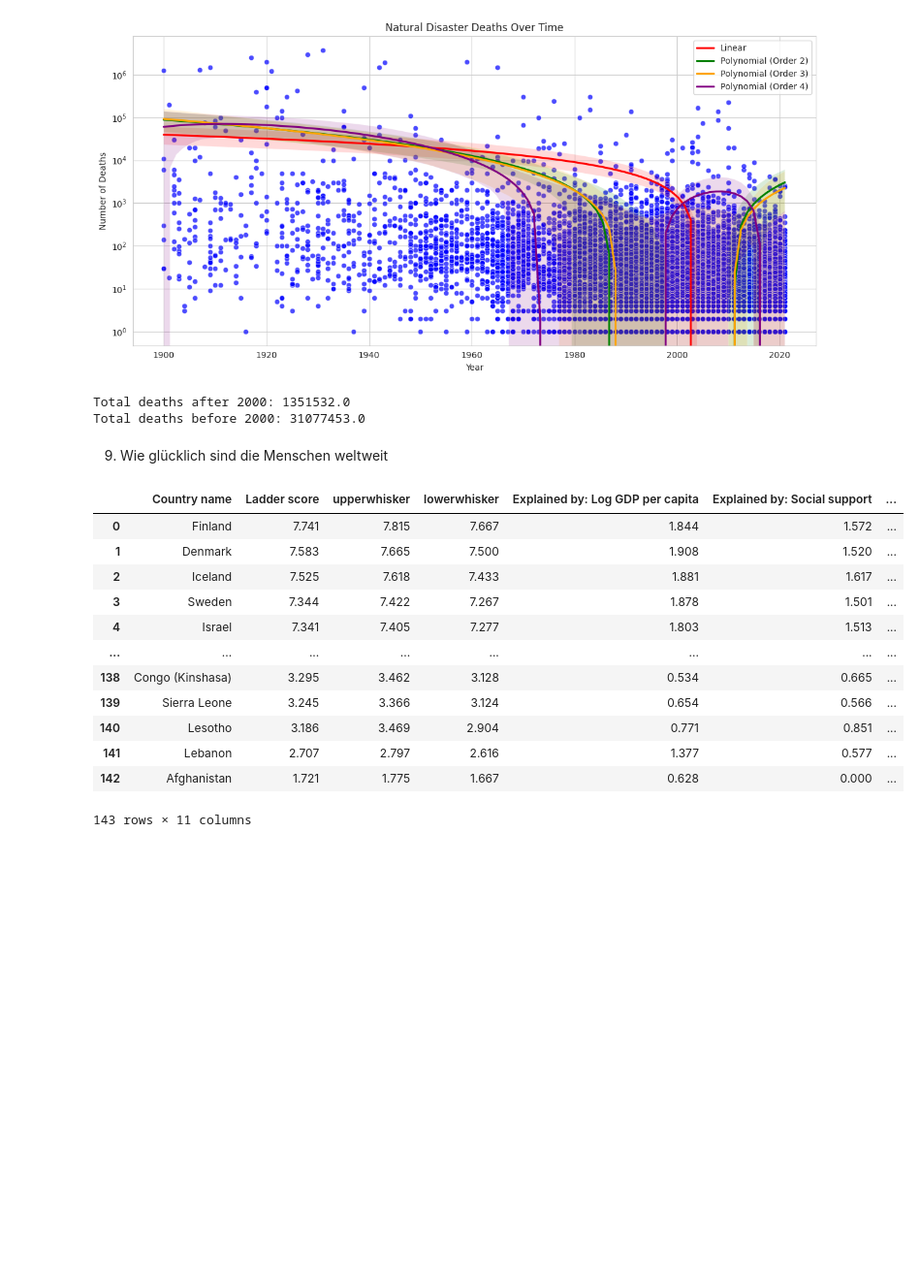
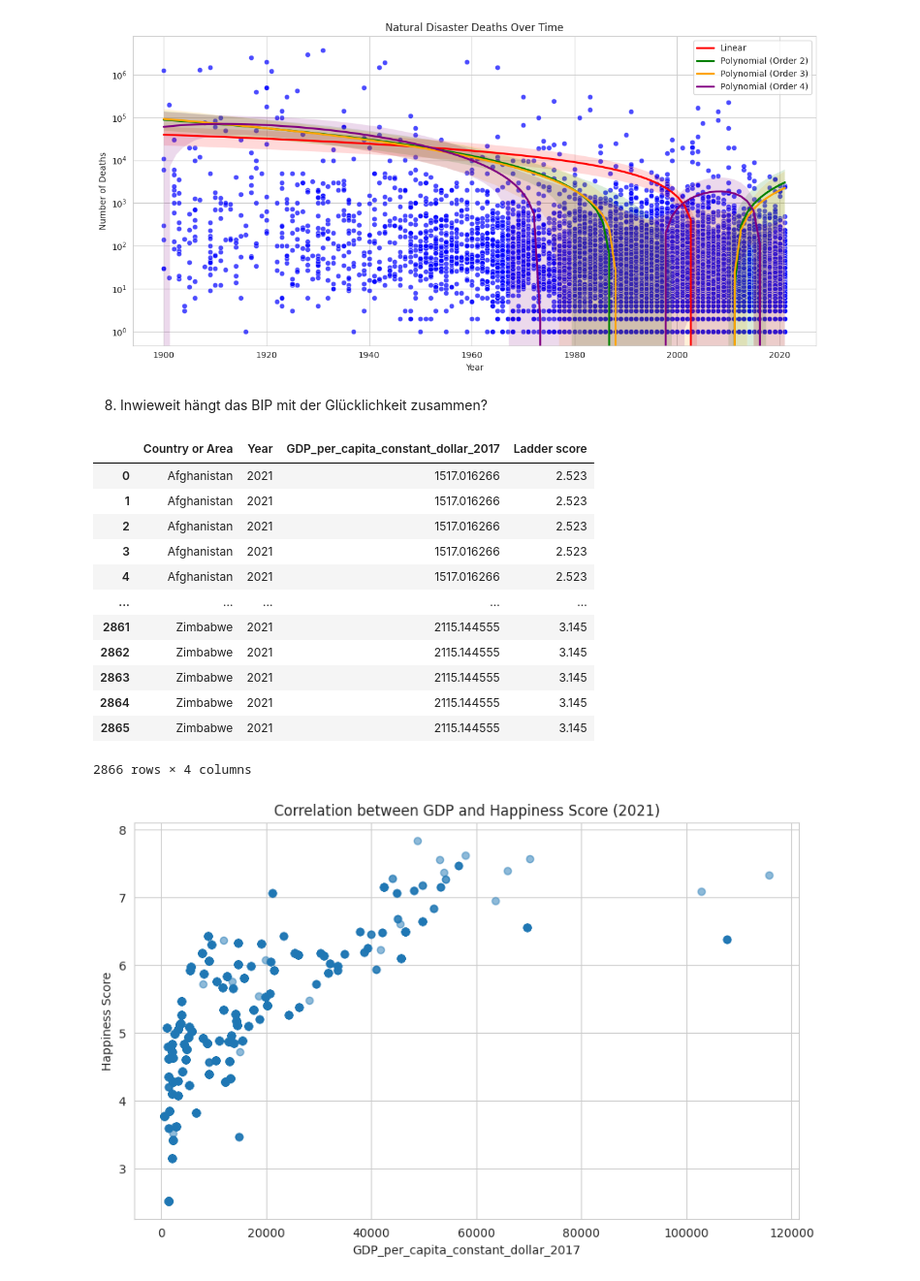
Before and after one commit to DataScience-DHBWKA/Human-Development-Qlik-vs-Python-Gruppe-8, a Jupyter notebook: notebooks/fragen.ipynb, the cells around one changed output. Shown at 97% size. Drawn from its saved outputs; the diff is of its cells as text; code cells hidden in the pictures; blank space fills up the shorter version.

```diff
--- a/notebooks/fragen.ipynb
+++ b/notebooks/fragen.ipynb
@@ -18,8 +18,11 @@ suicide_df = pd.read_csv('/home/jakob/Uni/data_visualization/Rastetter-Dietrich-
 natural_disasters_df = pd.DataFrame() # Quelle: https://www.kaggle.com/datasets/brsdincer/all-natural-disasters-19002021-eosdis/code
 natural_disasters_df = pd.read_csv('/home/jakob/Uni/data_visualization/Rastetter-Dietrich-Denig/data/natural_disasters.csv')
 
-WHR2024_df = pd.DataFrame() # Quelle: https://www.kaggle.com/code/divyanshagg27/whi-2024/notebook
-WHR2024_df = pd.read_csv('/home/jakob/Uni/data_visualization/Rastetter-Dietrich-Denig/data/WHR2024.csv')
+WHR2021_df = pd.DataFrame() # Quelle: https://www.kaggle.com/datasets/ajaypalsinghlo/world-happiness-report-2021
+WHR2021_df = pd.read_csv('/home/jakob/Uni/data_visualization/Rastetter-Dietrich-Denig/data/WHR2021.csv')
+WHR2021_df = WHR2021_df[['Country name', 'Ladder score']]
+WHR2021_df.rename(columns={'Country name': 'Country or Area'}, inplace=True)
+WHR2021_df.rename(columns={'Ladder Score': 'Value'}, inplace=True)
 
 
 for column in suicide_df.columns[1:]:
@@ -30,7 +33,7 @@ def process_csv_files(folder_path):
     # Get list of all CSV files in the folder
 
     folder_path = '/home/jakob/Uni/data_visualization/Rastetter-Dietrich-Denig/data'
-    files_to_exclude = ['natural_disasters.csv', 'WHR2024.csv']
+    files_to_exclude = ['natural_disasters.csv', 'WHR2021.csv']
 
 
     file_paths = []
@@ -111,6 +114,8 @@ result_df = process_csv_files(folder_path)
 # Display the result DataFrame
 display(result_df)
 display(suicide_df)
+display(natural_disasters_df)
+display(WHR2021_df)
 # %% [output]
 |  | Country or Area | Year | refugees_origin | total_fertility_rate | school_life_expextancy_ISCED_1-8 | ... |
 | 0 | Afghanistan | 1950 | NaN | 7.2484 | NaN | ... |
@@ -297,6 +328,27 @@ def visualize_deaths_nature_7(natural_disasters_df):
     plt.grid(True)
     plt.tight_layout()
     plt.show()
+# %%
+import matplotlib.pyplot as plt
+import pandas as pd
+import matplotlib.pyplot as plt
+
+def visualize_happyness_8(gdp_df, happiness_df): #gdp_df = result_df, happiness_df = WHD_df
+
+    gdp_df = gdp_df[['Country or Area', 'Year', 'GDP_per_capita_constant_dollar_2017']]
+    year = 2021
+    merged_df = pd.merge(gdp_df[gdp_df['Year'] == year], happiness_df, on='Country or Area')
+
+    display(merged_df)
+
+    # Create a scatter plot
+    plt.figure(figsize=(10, 6))
+    plt.scatter(merged_df['GDP_per_capita_constant_dollar_2017'], merged_df['Ladder score'], alpha=0.5)
+    plt.xlabel('GDP_per_capita_constant_dollar_2017')
+    plt.ylabel('Happiness Score')
+    plt.title(f'Correlation between GDP and Happiness Score ({year})')
+    plt.grid(True)
+    plt.show()
 # %% [markdown]
 1. Wie haben sich die globalen Selbstmordraten in den letzten x Jahren entwickelt? (Daten immer Schätzungen)
 # %%
@@ -361,30 +414,21 @@ visualize_deaths_nature_7(natural_disasters_df)
 # %% [output]
 [figure]
-# %%
-total_deaths_after_2000 = natural_disasters_df[natural_disasters_df['Year'] > 2000]['Total Deaths'].sum()
-print("Total deaths after 2000:", total_deaths_after_2000)
-
-total_deaths_before_2000 = natural_disasters_df[natural_disasters_df['Year'] < 2000]['Total Deaths'].sum()
-print("Total deaths before 2000:", total_deaths_before_2000)
-# %% [output]
-Total deaths after 2000: 1351532.0
-Total deaths before 2000: 31077453.0
 # %% [markdown]
-9. Wie glücklich sind die Menschen weltweit
+8. Inwieweit hängt das BIP mit der Glücklichkeit zusammen?
 # %%
-# Bar Chart mit ausgewählten Ländern, Zusamenhang zu Bip pro Person
-display(WHR2024_df) # Ladder Score ist der relevante Datenpunkt
+visualize_happyness_8(result_df, WHR2021_df)
 # %% [output]
-|  | Country name | Ladder score | upperwhisker | lowerwhisker | Explained by: Log GDP per capita | Explained by: Social support | ... |
-| 0 | Finland | 7.741 | 7.815 | 7.667 | 1.844 | 1.572 | ... |
-| 1 | Denmark | 7.583 | 7.665 | 7.500 | 1.908 | 1.520 | ... |
-| 2 | Iceland | 7.525 | 7.618 | 7.433 | 1.881 | 1.617 | ... |
-| 3 | Sweden | 7.344 | 7.422 | 7.267 | 1.878 | 1.501 | ... |
-| 4 | Israel | 7.341 | 7.405 | 7.277 | 1.803 | 1.513 | ... |
-| ... | ... | ... | ... | ... | ... | ... | ... |
-| 138 | Congo (Kinshasa) | 3.295 | 3.462 | 3.128 | 0.534 | 0.665 | ... |
-| 139 | Sierra Leone | 3.245 | 3.366 | 3.124 | 0.654 | 0.566 | ... |
-| 140 | Lesotho | 3.186 | 3.469 | 2.904 | 0.771 | 0.851 | ... |
-| 141 | Lebanon | 2.707 | 2.797 | 2.616 | 1.377 | 0.577 | ... |
-| 142 | Afghanistan | 1.721 | 1.775 | 1.667 | 0.628 | 0.000 | ... |
+|  | Country or Area | Year | GDP_per_capita_constant_dollar_2017 | Ladder score |
+| 0 | Afghanistan | 2021 | 1517.016266 | 2.523 |
+| 1 | Afghanistan | 2021 | 1517.016266 | 2.523 |
+| 2 | Afghanistan | 2021 | 1517.016266 | 2.523 |
+| 3 | Afghanistan | 2021 | 1517.016266 | 2.523 |
+| 4 | Afghanistan | 2021 | 1517.016266 | 2.523 |
+| ... | ... | ... | ... | ... |
+| 2861 | Zimbabwe | 2021 | 2115.144555 | 3.145 |
+| 2862 | Zimbabwe | 2021 | 2115.144555 | 3.145 |
+| 2863 | Zimbabwe | 2021 | 2115.144555 | 3.145 |
+| 2864 | Zimbabwe | 2021 | 2115.144555 | 3.145 |
+| 2865 | Zimbabwe | 2021 | 2115.144555 | 3.145 |
-143 rows × 11 columns
+2866 rows × 4 columns
+[figure, added]
```
Also changed, not shown: parts of 2 cells of this notebook, 3 other files.
